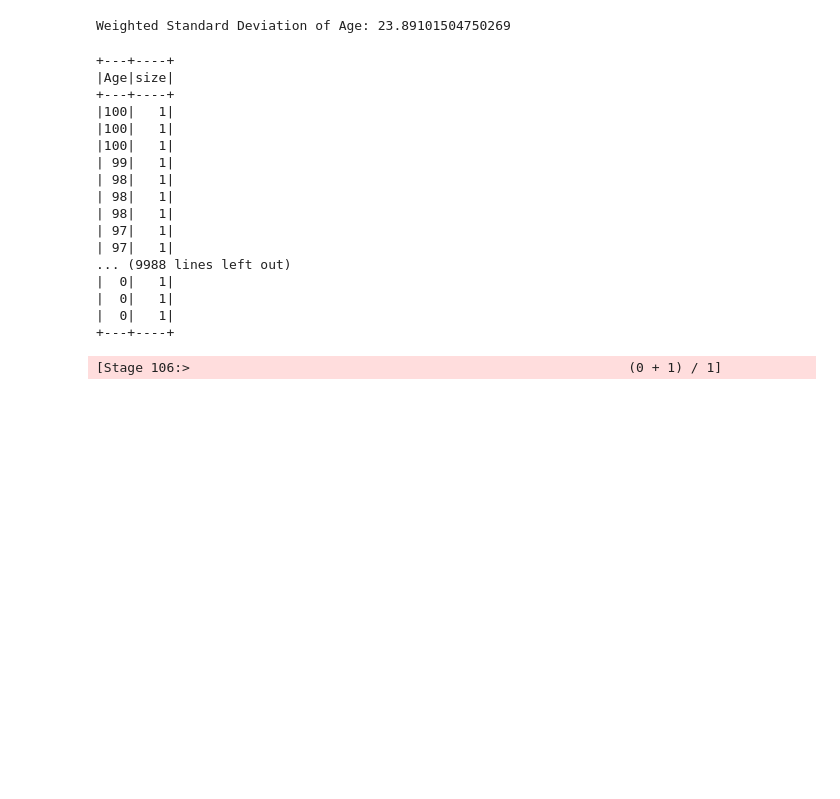
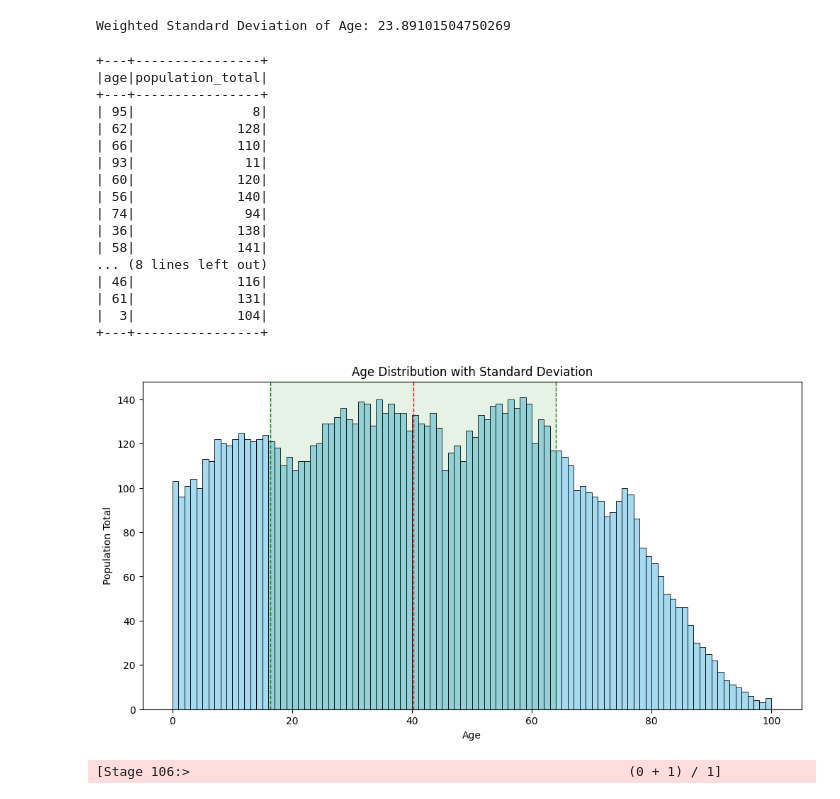
Before and after one commit to jacobluke89/health-data-etl-kaggle, a Jupyter notebook: new_approach.ipynb, the cells around one changed output. Drawn from its saved outputs; the diff is of its cells as text; code cells hidden in the pictures; blank space fills up the shorter version.

```diff
--- a/new_approach.ipynb
+++ b/new_approach.ipynb
@@ -134,25 +110,26 @@ print("Weighted Standard Deviation of Age:", weighted_standard_deviation)
 # %% [output]
 Weighted Standard Deviation of Age: 23.89101504750269
 # %%
-sampled_df.orderBy("Age", ascending = False).show(n=100000)
+plot_age_distribution_with_sd(sampled_df_aggregated)
 # %% [output]
-+---+----+
-|Age|size|
-+---+----+
-|100|   1|
-|100|   1|
-|100|   1|
-| 99|   1|
-| 98|   1|
-| 98|   1|
-| 98|   1|
-| 97|   1|
-| 97|   1|
-... (9988 lines left out)
-|  0|   1|
-|  0|   1|
-|  0|   1|
-+---+----+
++---+----------------+
+|age|population_total|
++---+----------------+
+| 95|               8|
+| 62|             128|
+| 66|             110|
+| 93|              11|
+| 60|             120|
+| 56|             140|
+| 74|              94|
+| 36|             138|
+| 58|             141|
+... (8 lines left out)
+| 46|             116|
+| 61|             131|
+|  3|             104|
++---+----------------+
+[figure, added]
 # %%
 from pyspark.sql.functions import regexp_replace
 from pyspark.sql import DataFrame
```
Also changed, not shown: parts of 8 cells of this notebook, 2 other files.
